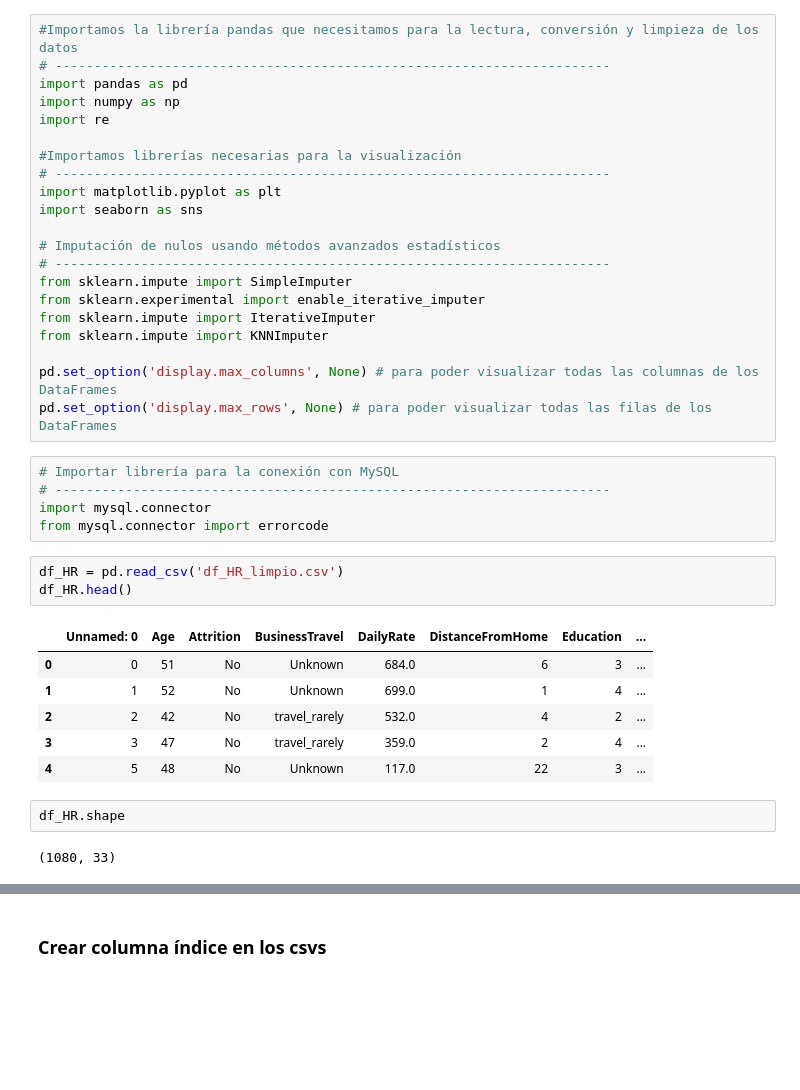
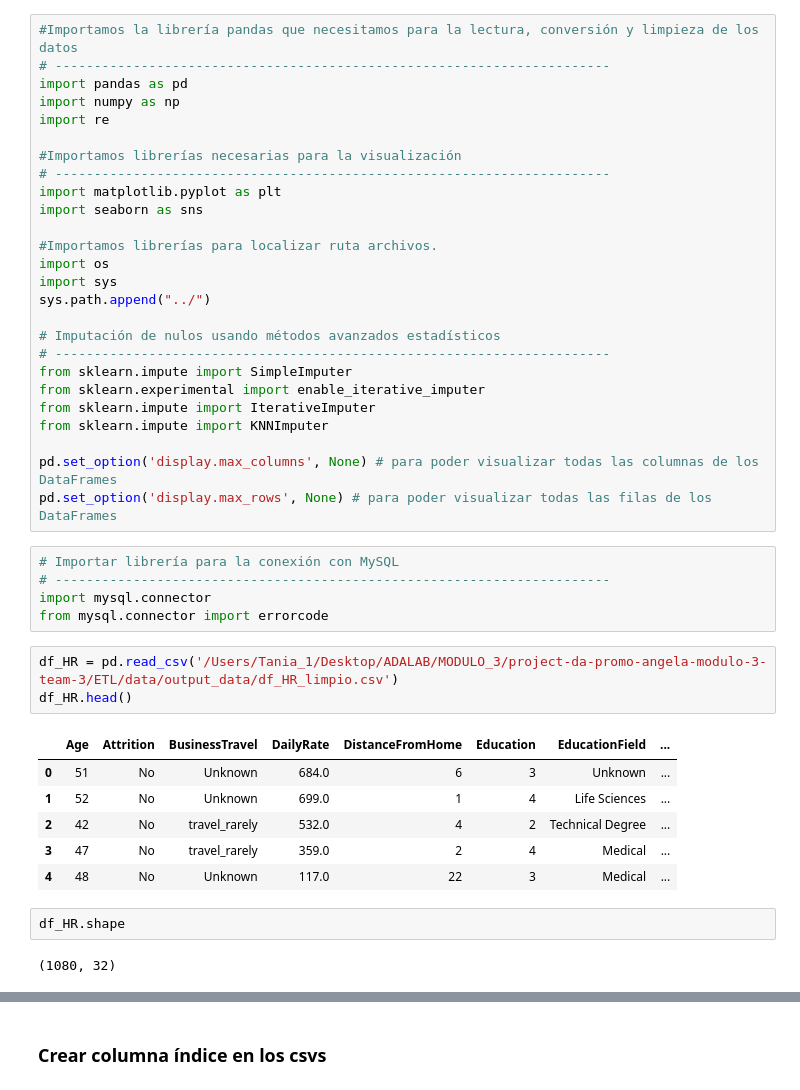
Before and after one commit to TaniaGraff/project-da-promo-angela-modulo-3-team-3, a Jupyter notebook: fase3.ipynb, the cells around one changed output, grey strips where cells are left out. Cells and saved outputs as stored; diff of their text form; blank space fills up the shorter version.

Commit message:
Fase 3 actualizada con la ruta al csv resultante actualizada.

```diff
--- a/fase3.ipynb
+++ b/fase3.ipynb
@@ -10,6 +10,11 @@ import re
 import matplotlib.pyplot as plt
 import seaborn as sns
 
+#Importamos librerías para localizar ruta archivos.
+import os
+import sys
+sys.path.append("../")
+
 # Imputación de nulos usando métodos avanzados estadísticos
 # -----------------------------------------------------------------------
 from sklearn.impute import SimpleImputer
@@ -25,17 +30,17 @@ pd.set_option('display.max_rows', None) # para poder visualizar todas las filas
 import mysql.connector
 from mysql.connector import errorcode
 # %%
-df_HR = pd.read_csv('df_HR_limpio.csv')
+df_HR = pd.read_csv('/Users/Tania_1/Desktop/ADALAB/MODULO_3/project-da-promo-angela-modulo-3-team-3/ETL/data/output_data/df_HR_limpio.csv')
 df_HR.head()
 # %% [output]
-|  | Unnamed: 0 | Age | Attrition | BusinessTravel | DailyRate | DistanceFromHome | Education | ... |
-| 0 | 0 | 51 | No | Unknown | 684.0 | 6 | 3 | ... |
-| 1 | 1 | 52 | No | Unknown | 699.0 | 1 | 4 | ... |
-| 2 | 2 | 42 | No | travel_rarely | 532.0 | 4 | 2 | ... |
-| 3 | 3 | 47 | No | travel_rarely | 359.0 | 2 | 4 | ... |
-| 4 | 5 | 48 | No | Unknown | 117.0 | 22 | 3 | ... |
+|  | Age | Attrition | BusinessTravel | DailyRate | DistanceFromHome | Education | EducationField | ... |
+| 0 | 51 | No | Unknown | 684.0 | 6 | 3 | Unknown | ... |
+| 1 | 52 | No | Unknown | 699.0 | 1 | 4 | Life Sciences | ... |
+| 2 | 42 | No | travel_rarely | 532.0 | 4 | 2 | Technical Degree | ... |
+| 3 | 47 | No | travel_rarely | 359.0 | 2 | 4 | Medical | ... |
+| 4 | 48 | No | Unknown | 117.0 | 22 | 3 | Medical | ... |
 # %%
 df_HR.shape
 # %% [output]
-(1080, 33)
+(1080, 32)
 # %%
```
Also changed, not shown: parts of 5 cells of this notebook.
